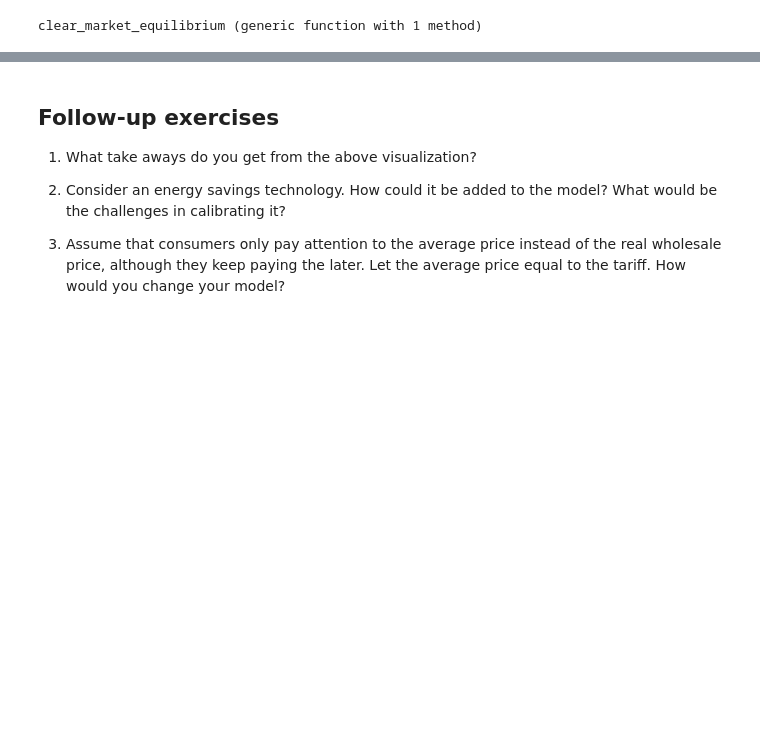
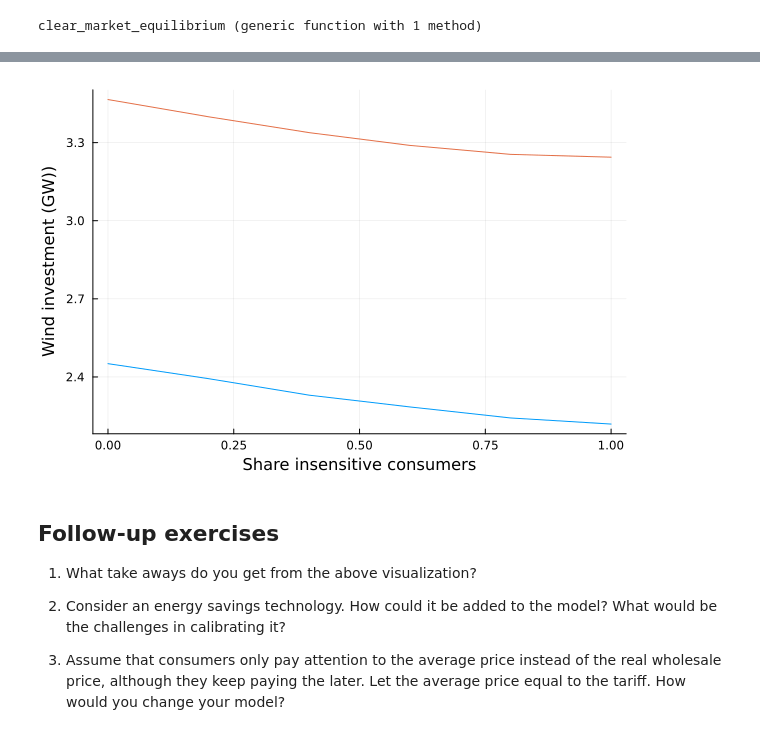
Before and after one commit to mreguant/em-course, a Jupyter notebook: materials/day4/day4.ipynb, the cells around one changed output, grey strips where cells are left out. Drawn from its saved outputs; the diff is of its cells as text; code cells hidden in the pictures; blank space fills up the shorter version.

```diff
--- a/materials/day4/day4.ipynb
+++ b/materials/day4/day4.ipynb
@@ -364,3 +379,16 @@ histogram(res_sen["price"], weights=dfclust.weights)
+# %%
+let
+
+    tax1 = dataPolicy[dataPolicy.tax.==10.0,:]
+    tax2 = dataPolicy[dataPolicy.tax.==15.0,:]
+
+    plot(tax1.alpha, tax1.rnw_gw, legend = false)
+    plot!(tax2.alpha, tax2.rnw_gw, legend = false)
+    plot!(xlab="Share insensitive consumers",ylab="Wind investment (GW))")
+
+end
+# %% [output]
+[figure, added]
 # %% [markdown]
 ## Follow-up exercises
 
```
Also changed, not shown: parts of 18 cells of this notebook, 1 other file.
